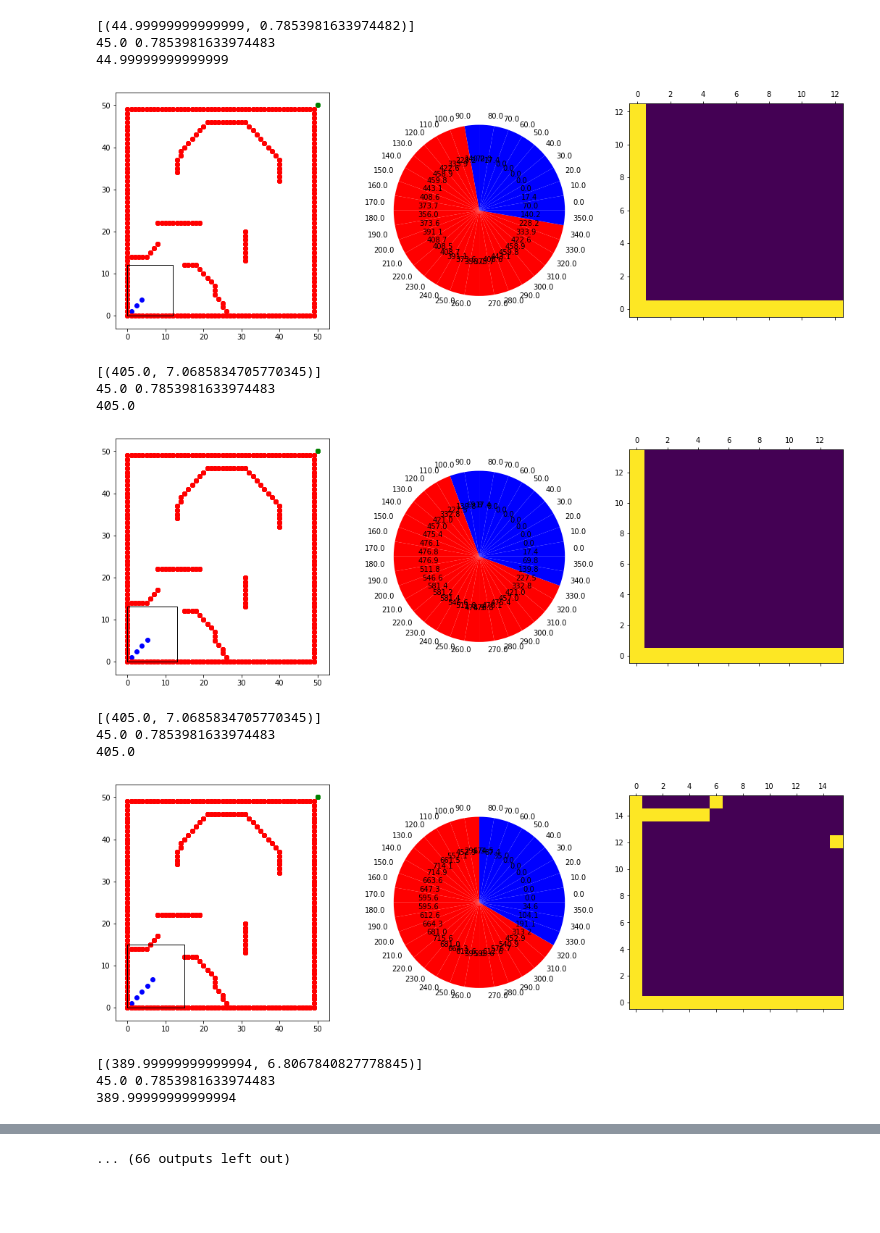
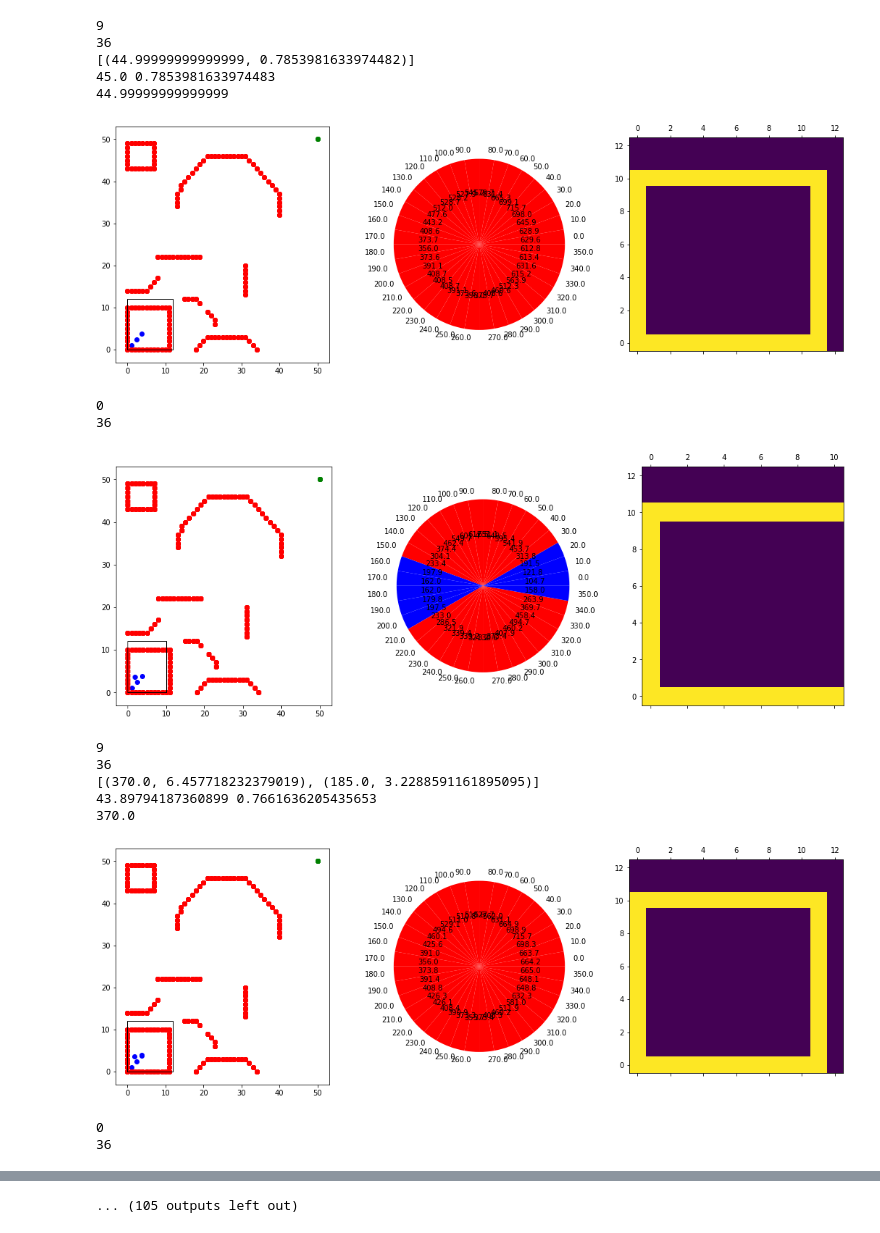
Before and after one commit to CDBiddulph/vfh-python, a Jupyter notebook: playground.ipynb, the cells around one changed output, grey strips where cells are left out. Cells and saved outputs as stored; diff of their text form; code cells hidden in the pictures; blank space fills up the shorter version.

```diff
--- a/playground.ipynb
+++ b/playground.ipynb
@@ -20,7 +20,8 @@ active_region_dimension = (16, 16)
 # active_region_dimension = (16, 8)
 resolution = 1 # 1cm per node
 # map_fname = 'map.txt'
-map_fname = 'map_no_sides.txt'
+# map_fname = 'map_no_sides.txt'
+map_fname = 'map_trap.txt'
 
 # PolarHistogram params
 num_bins = 36 # each bin is 360/num_bins degrees
@@ -47,15 +52,17 @@ The autoreload extension is already loaded. To reload it, use:
+9
+36
 [(44.99999999999999, 0.7853981633974482)]
 45.0 0.7853981633974483
 44.99999999999999
-[figure, old version]
+[figure, new version]
-[(405.0, 7.0685834705770345)]
-45.0 0.7853981633974483
-405.0
+0
+36
-[figure, old version]
+[figure, new version]
-[(405.0, 7.0685834705770345)]
-45.0 0.7853981633974483
-405.0
+9
+36
+[(370.0, 6.457718232379019), (185.0, 3.2288591161895095)]
+43.89794187360899 0.7661636205435653
+370.0
-[figure, old version]
+[figure, new version]
-[(389.99999999999994, 6.8067840827778845)]
-45.0 0.7853981633974483
-389.99999999999994
+0
+36
@@ -67 +76 @@ The autoreload extension is already loaded. To reload it, use:
-... (66 outputs left out)
+... (105 outputs left out)
```
Also changed, not shown: parts of 1 cell of this notebook, 2 other files.
